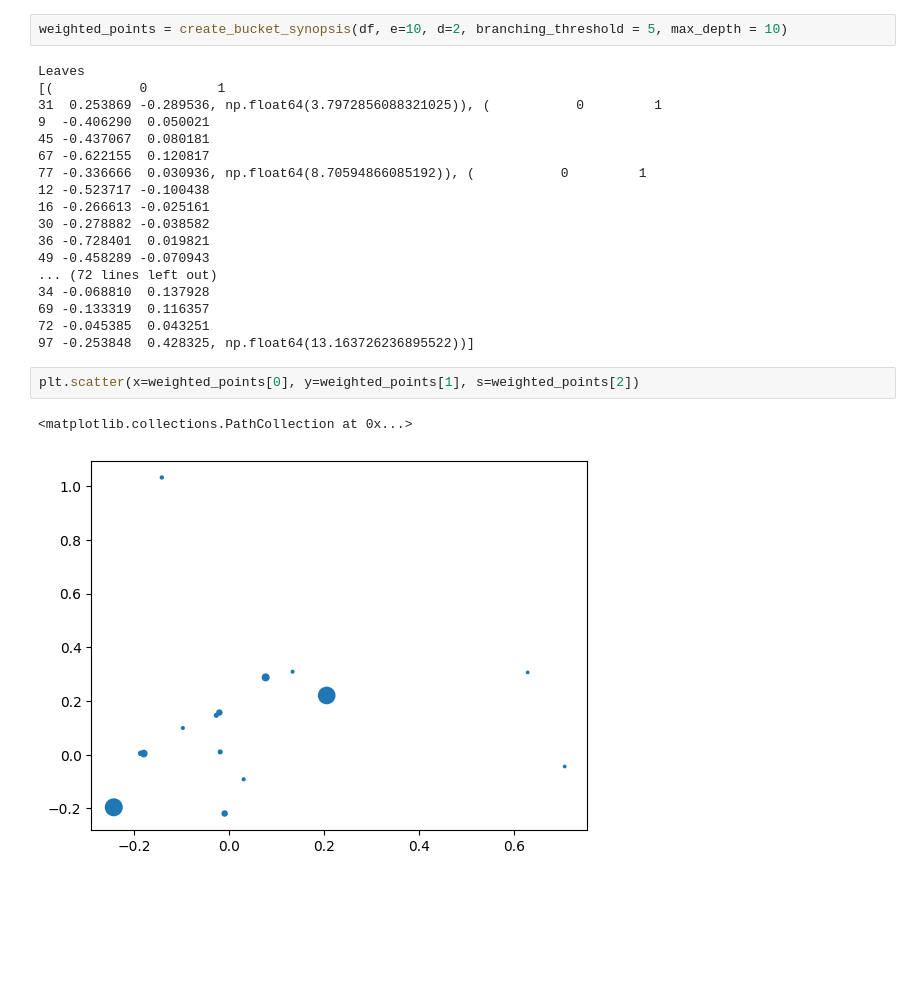
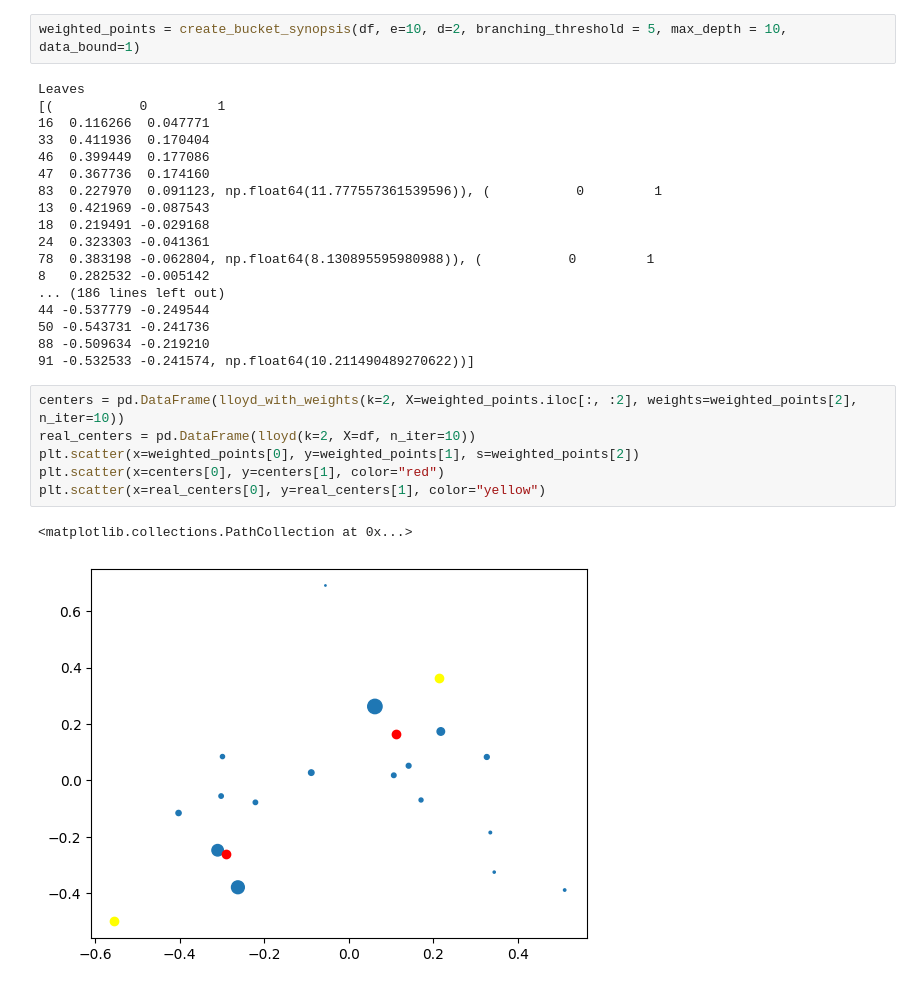
Before and after one commit to amy-ln/dpclustering, a Jupyter notebook: notebook_bucket.ipynb, the cells around one changed output. Cells and saved outputs as stored; diff of their text form; blank space fills up the shorter version.

Commit message:
working on bucket notebook

```diff
--- a/notebook_bucket.ipynb
+++ b/notebook_bucket.ipynb
@@ -18,25 +18,29 @@ plt.scatter(x=df[0], y=df[1])
 # %%
-weighted_points = create_bucket_synopsis(df, e=10, d=2, branching_threshold = 5, max_depth = 10)
+weighted_points = create_bucket_synopsis(df, e=10, d=2, branching_threshold = 5, max_depth = 10, data_bound=1)
 # %% [output]
 Leaves
 [(           0         1
-31  0.253869 -0.289536, np.float64(3.7972856088321025)), (           0         1
-9  -0.406290  0.050021
-45 -0.437067  0.080181
-67 -0.622155  0.120817
-77 -0.336666  0.030936, np.float64(8.70594866085192)), (           0         1
-12 -0.523717 -0.100438
-16 -0.266613 -0.025161
-30 -0.278882 -0.038582
-36 -0.728401  0.019821
-49 -0.458289 -0.070943
-... (72 lines left out)
-34 -0.068810  0.137928
-69 -0.133319  0.116357
-72 -0.045385  0.043251
-97 -0.253848  0.428325, np.float64(13.163726236895522))]
+16  0.116266  0.047771
+33  0.411936  0.170404
+46  0.399449  0.177086
+47  0.367736  0.174160
+83  0.227970  0.091123, np.float64(11.777557361539596)), (           0         1
+13  0.421969 -0.087543
+18  0.219491 -0.029168
+24  0.323303 -0.041361
+78  0.383198 -0.062804, np.float64(8.130895595980988)), (           0         1
+8   0.282532 -0.005142
+... (186 lines left out)
+44 -0.537779 -0.249544
+50 -0.543731 -0.241736
+88 -0.509634 -0.219210
+91 -0.532533 -0.241574, np.float64(10.211490489270622))]
-# %%
-plt.scatter(x=weighted_points[0], y=weighted_points[1], s=weighted_points[2])
-# %% [output]
-<matplotlib.collections.PathCollection at 0x...>
-[figure, removed]
+# %%
+centers = pd.DataFrame(lloyd_with_weights(k=2, X=weighted_points.iloc[:, :2], weights=weighted_points[2], n_iter=10))
+real_centers = pd.DataFrame(lloyd(k=2, X=df, n_iter=10))
+plt.scatter(x=weighted_points[0], y=weighted_points[1], s=weighted_points[2])
+plt.scatter(x=centers[0], y=centers[1], color="red")
+plt.scatter(x=real_centers[0], y=real_centers[1], color="yellow")
+# %% [output]
+<matplotlib.collections.PathCollection at 0x...>
+[figure, added]
```
Also changed, not shown: parts of 5 cells of this notebook.
